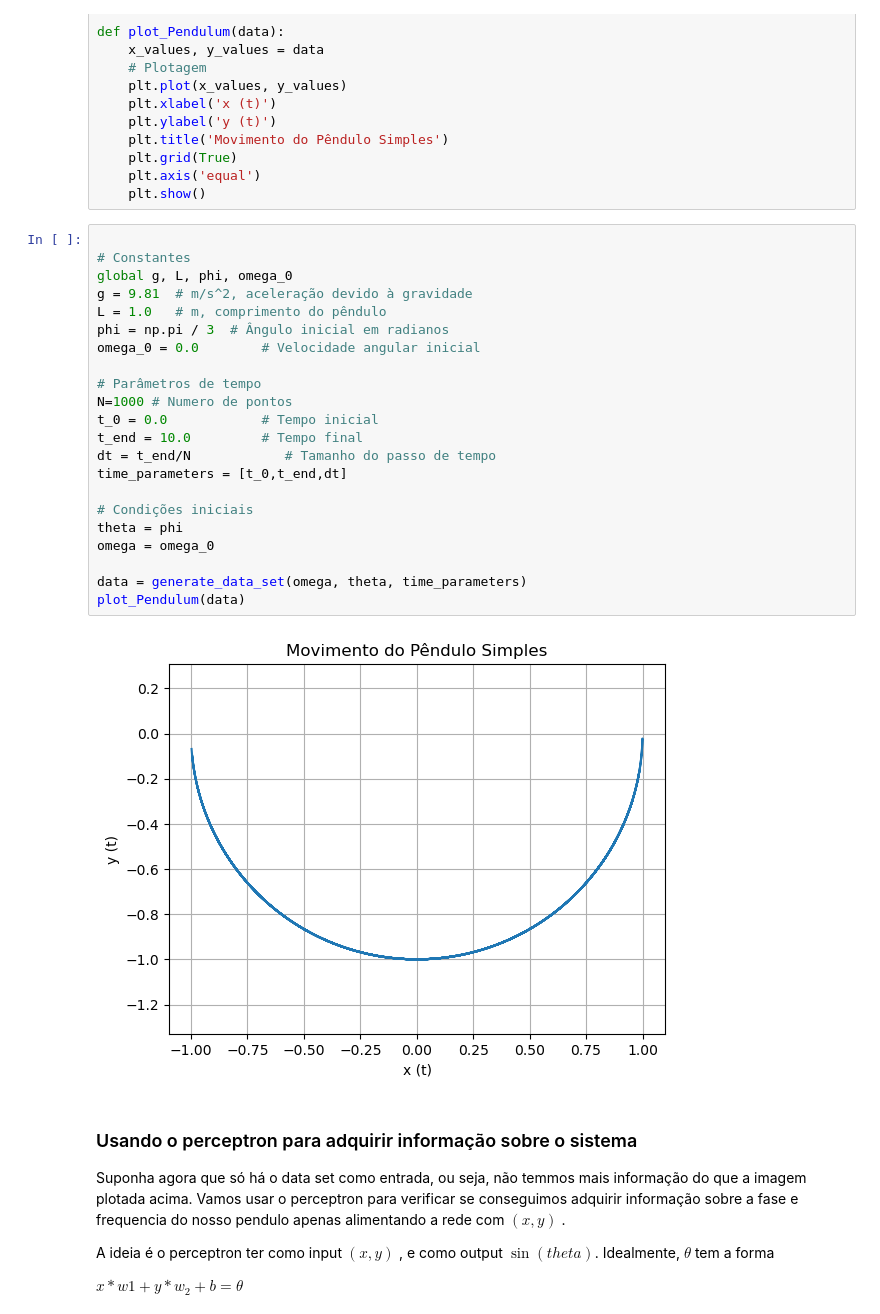
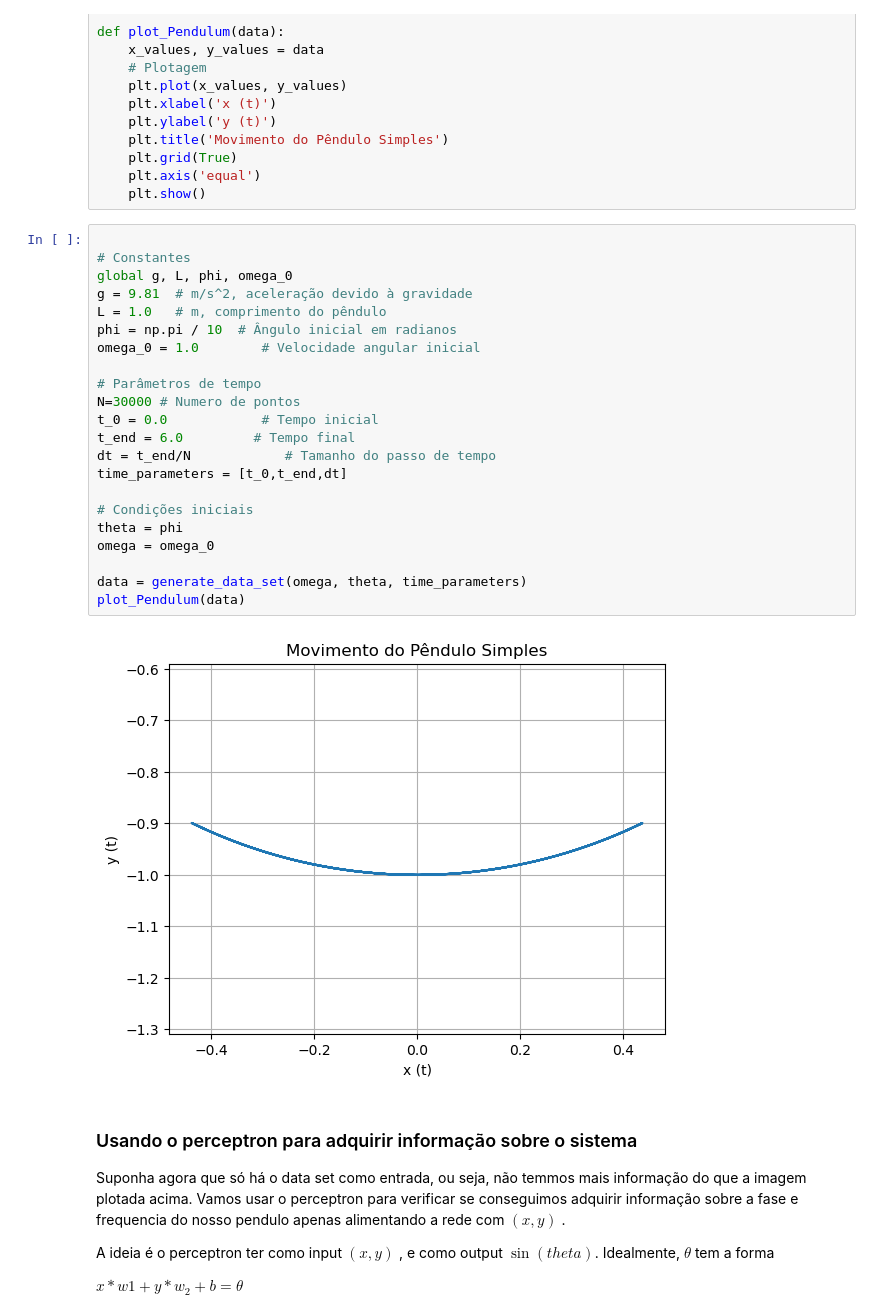
Before and after one commit to Coffee4MePlz/Notebooks_NN_Physics, a Jupyter notebook: Perceptron.ipynb, the cells around one changed output. Drawn from its saved outputs; the diff is of its cells as text.

```diff
--- a/Perceptron.ipynb
+++ b/Perceptron.ipynb
@@ -49,27 +49,27 @@ def plot_Pendulum(data):
 # %%
 
 # Constantes
 global g, L, phi, omega_0
 g = 9.81  # m/s^2, aceleração devido à gravidade
 L = 1.0   # m, comprimento do pêndulo
-phi = np.pi / 3  # Ângulo inicial em radianos
-omega_0 = 0.0        # Velocidade angular inicial
+phi = np.pi / 10  # Ângulo inicial em radianos
+omega_0 = 1.0        # Velocidade angular inicial
 
 # Parâmetros de tempo
-N=1000 # Numero de pontos
+N=30000 # Numero de pontos
 t_0 = 0.0            # Tempo inicial
-t_end = 10.0         # Tempo final
+t_end = 6.0         # Tempo final
 dt = t_end/N            # Tamanho do passo de tempo
 time_parameters = [t_0,t_end,dt]
 
 # Condições iniciais
 theta = phi
 omega = omega_0
 
 data = generate_data_set(omega, theta, time_parameters)
 plot_Pendulum(data)
 # %% [output]
-[figure, old version]
+[figure, new version]
 # %% [markdown]
 ### Usando o perceptron para adquirir informação sobre o sistema
 
```
Also changed, not shown: parts of 6 cells of this notebook.
